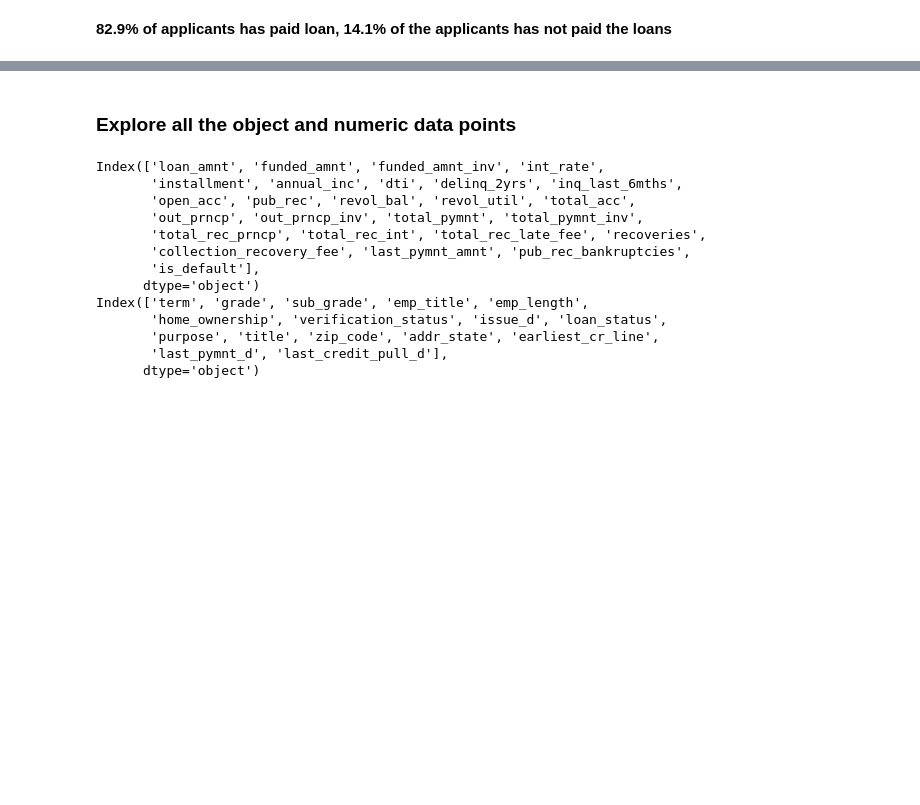
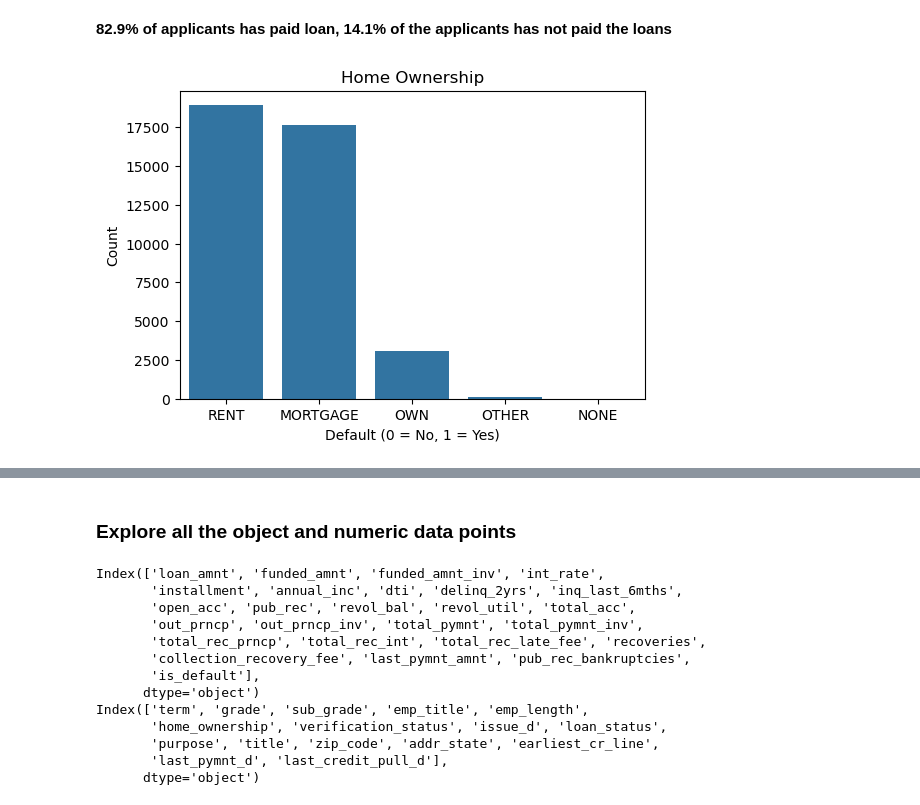
Before and after one commit to vkgpt11/LendingClubCaseStudy, a Jupyter notebook: Vikas Kumar Gupta.ipynb, the cells around one changed output, grey strips where cells are left out. Cells and saved outputs as stored; diff of their text form; code cells hidden in the pictures; blank space fills up the shorter version.

```diff
--- a/LendingCaseStudy.ipynb
+++ b/Vikas Kumar Gupta.ipynb
@@ -256,2 +283,15 @@ Current      0.028703
 # %% [markdown]
 **82.9% of applicants has paid loan, 14.1% of the applicants has not paid the loans**
+# %%
+# Count of defaults vs. non-defaults
+home_ownership = rawData["home_ownership"].value_counts()
+
+# Plot
+plt.figure(figsize=(6, 4))
+sns.barplot(x=home_ownership.index, y=home_ownership.values)
+plt.xlabel("Default (0 = No, 1 = Yes)")
+plt.ylabel("Count")
+plt.title("Home Ownership")
+plt.show()
+# %% [output]
+[figure, added]
```
Also changed, not shown: parts of 16 cells of this notebook.
